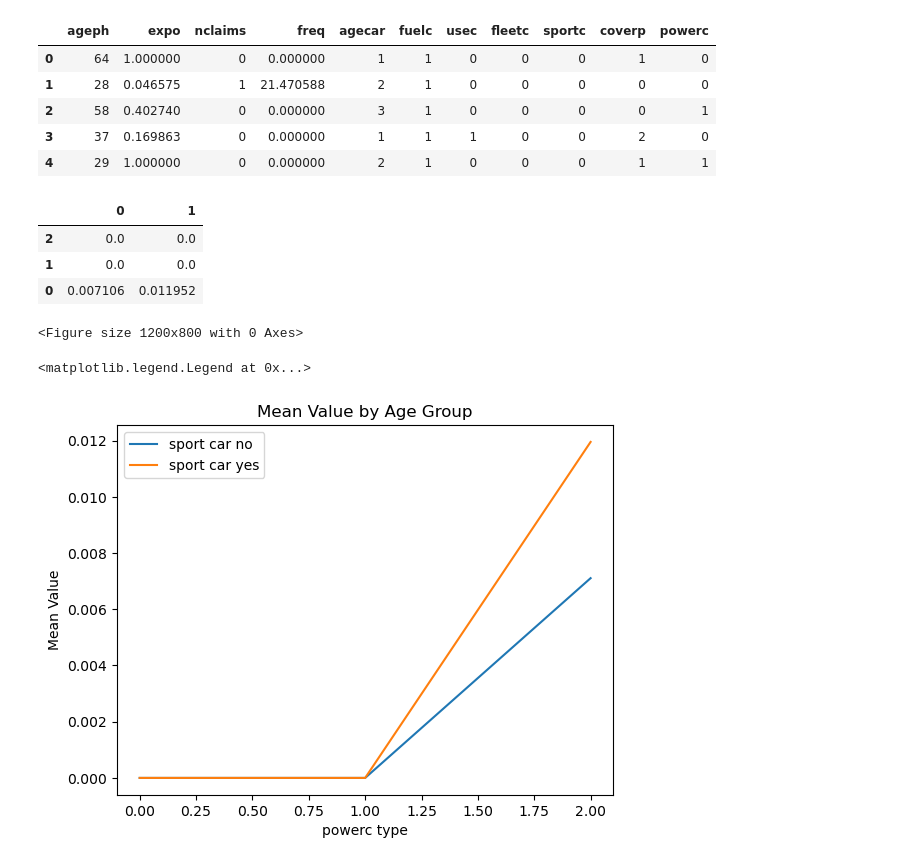
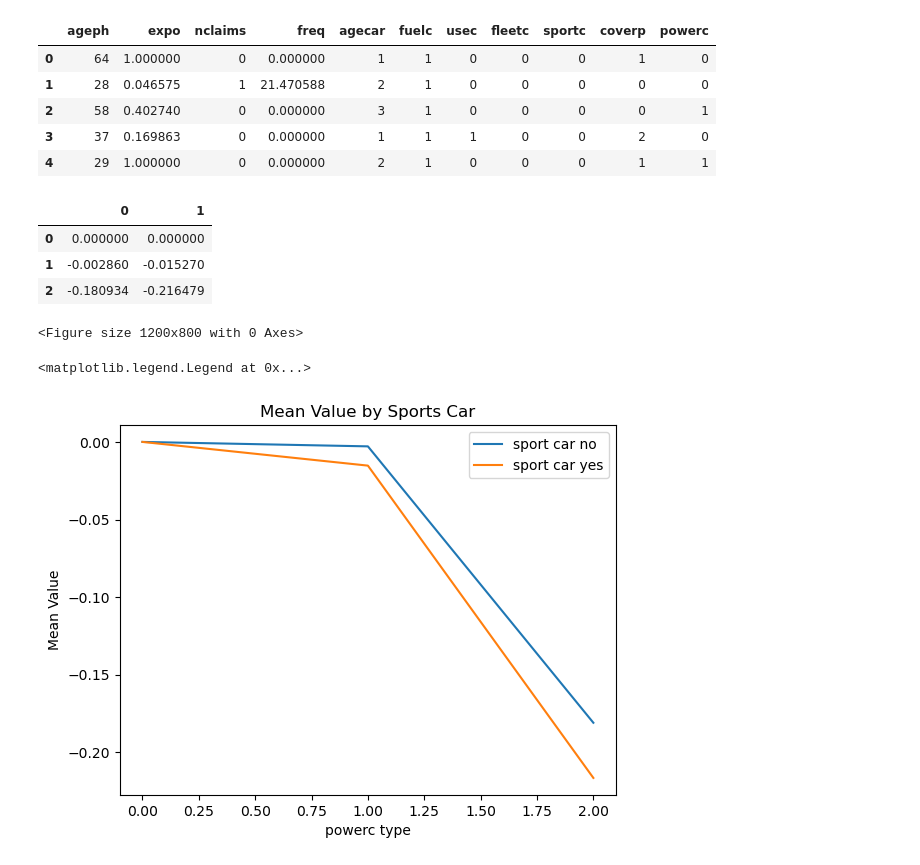
Before and after one commit to HalfmoonSD/Data-Science-for-Non-Life-Insurance-Project, a Jupyter notebook: Gradient Boosting (Severity).ipynb, the cells around one changed output. Cells and saved outputs as stored; diff of their text form; code cells hidden in the pictures.

```diff
--- a/Gradient Boosting (Severity).ipynb
+++ b/Gradient Boosting (Severity).ipynb
@@ -239,7 +265,7 @@ df
 label = ['0-25','25-50','50-75','75-100']
 # Plot the DataFrame
 for i in range(4):
-    plt.plot(df_reversed.index, df[i], label=label[i])
+    plt.plot(df.index, df[i], label=label[i])
 # Add labels and legend
 plt.xlabel('Power Car')
 plt.ylabel('Mean Value')
@@ -251,11 +277,11 @@ plt.legend()
 # %%
 
-ice = partial_dependence(tree_freq,X_train,features=['coverp'], kind='individual',percentiles=(0,1),grid_resolution=5)
+ice = partial_dependence(model,X_train,features=['coverp'], kind='individual',percentiles=(0,1),grid_resolution=5)
 np.shape(ice['individual'])
 
 
 for i in range(0,len(X_train)):
-    ice_start = ice['individual'][0][i][-1]
+    ice_start = ice['individual'][0][i][0]
     ice['individual'][0][i]=ice['individual'][0][i] - ice_start
 
 
@@ -288,7 +314,9 @@ df.iloc[:,1] = age_25_50
 df.iloc[:,2]= age_50_75
 df.iloc[:,3]= age_75_100
 
-df_reversed = df[::-1]
-df_reversed
+df
+
+# df_reversed = df[::-1]
+# df_reversed
 # %% [output]
 |  | 0 | 1 | 2 | 3 |
@@ -300,7 +328,7 @@ df_reversed
 label = ['0-25','25-50','50-75','75-100']
 # Plot the DataFrame
 for i in range(4):
-    plt.plot(df_reversed.index, df[i], label=label[i])
+    plt.plot(df.index, df[i], label=label[i])
 # Add labels and legend
 plt.xlabel('cover type')
 plt.ylabel('Mean Value')
@@ -320,11 +348,11 @@ data.head()
 | 4 | 29 | 1.000000 | 0 | 0.000000 | 2 | 1 | 0 | 0 | 0 | 1 | 1 |
 # %%
 
-ice = partial_dependence(tree_freq,X_train,features=['powerc'], kind='individual',percentiles=(0,1),grid_resolution=5)
+ice = partial_dependence(model,X_train,features=['powerc'], kind='individual',percentiles=(0,1),grid_resolution=5)
 np.shape(ice['individual'])
 
 for i in range(0,len(X_train)):
-    ice_start = ice['individual'][0][i][-1]
+    ice_start = ice['individual'][0][i][0]
     ice['individual'][0][i]=ice['individual'][0][i] - ice_start
 
 plt.figure(figsize=(12,8))
@@ -347,24 +375,25 @@ df = pd.DataFrame(index=range(3), columns=range(2))
 df.iloc[:,0]= sport_no
 df.iloc[:,1] = sport_yes
 
-df_reversed = df[::-1]
-df_reversed
+df
+# df_reversed = df[::-1]
+# df_reversed
 # %% [output]
 |  | 0 | 1 |
-| 2 | 0.0 | 0.0 |
-| 1 | 0.0 | 0.0 |
-| 0 | 0.007106 | 0.011952 |
+| 0 | 0.000000 | 0.000000 |
+| 1 | -0.002860 | -0.015270 |
+| 2 | -0.180934 | -0.216479 |
 <Figure size 1200x800 with 0 Axes>
 # %%
 label = ['sport car no','sport car yes']
 # Plot the DataFrame
 for i in range(2):
-    plt.plot(df_reversed.index, df[i], label=label[i])
+    plt.plot(df.index, df[i], label=label[i])
 # Add labels and legend
 plt.xlabel('powerc type')
 plt.ylabel('Mean Value')
-plt.title('Mean Value by Age Group')
+plt.title('Mean Value by Sports Car')
 plt.legend()
 # %% [output]
 <matplotlib.legend.Legend at 0x...>
-[figure, old version]
+[figure, new version]
```
Also changed, not shown: parts of 19 cells of this notebook.
